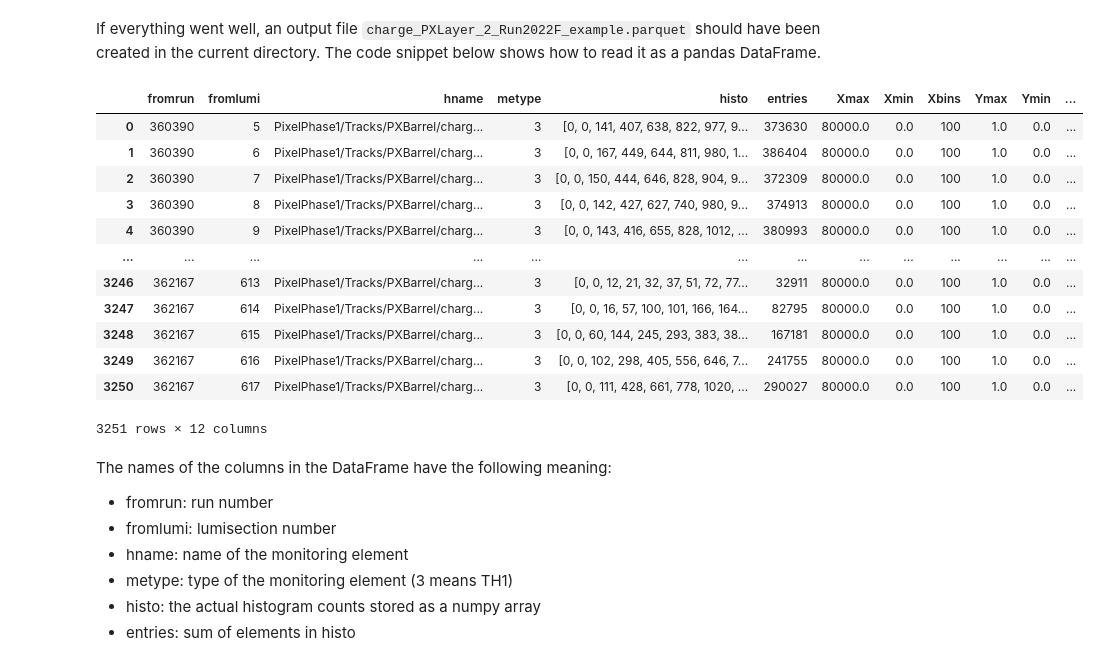
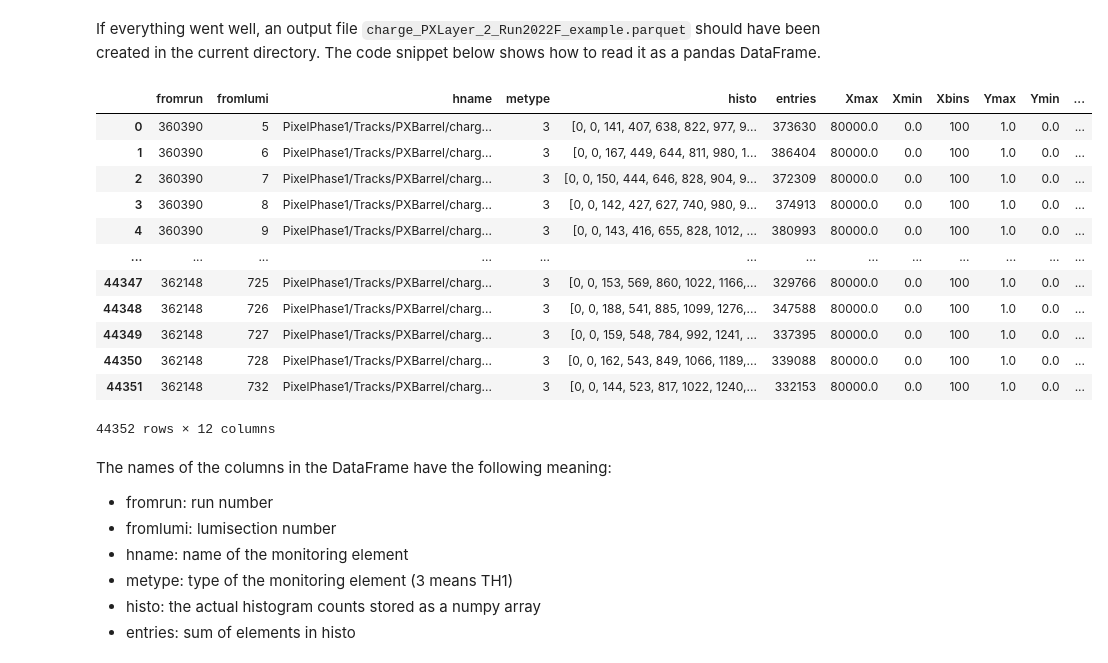
Before and after one commit to CMSTrackerDPG/ML4DQMPODASExercise, a Jupyter notebook: exercise1.ipynb, the cells around one changed output. Saved outputs shown, nothing was run; the diff lists cells and outputs as text; code cells hidden in the pictures.

```diff
--- a/exercise1.ipynb
+++ b/exercise1.ipynb
@@ -17,3 +15,10 @@ $\color{red}{\text{TO DO:}}$ Convert from SWAN to DESY notebook hub
+# %%
+import os
+
+# modify the path below to point to the location where you downloaded the ML4DQMDC-PixelAE repo from github.
+# this is needed for the imports later on in this script to work.
+ml4dqm_repo_dir = os.path.abspath('../ML4DQMDC-PixelAE')
+filedir = '/eos/cms/store/group/dpg_tracker_upgrade/PODAS2023/podas2023'
 # %% [markdown]
 **Introduction: machine learning for DQM and DC**
 
@@ -139,24 +99,25 @@ If everything went well, an output file `charge_PXLayer_2_Run2022F_example.parqu
 # %%
 # imports
 import pandas
 
 # read a parquet file into a DataFrame
-df = pandas.read_parquet(outputfile)
+inputfile = os.path.join(filedir, 'ZeroBias_Run2022F_charge_PXLayer_2.parquet')
+df = pandas.read_parquet(inputfile)
 df # for displaying the result
 # %% [output]
 |  | fromrun | fromlumi | hname | metype | histo | entries | Xmax | Xmin | Xbins | Ymax | Ymin | ... |
 | 0 | 360390 | 5 | PixelPhase1/Tracks/PXBarrel/charg... | 3 | [0, 0, 141, 407, 638, 822, 977, 9... | 373630 | 80000.0 | 0.0 | 100 | 1.0 | 0.0 | ... |
 | 1 | 360390 | 6 | PixelPhase1/Tracks/PXBarrel/charg... | 3 | [0, 0, 167, 449, 644, 811, 980, 1... | 386404 | 80000.0 | 0.0 | 100 | 1.0 | 0.0 | ... |
 | 2 | 360390 | 7 | PixelPhase1/Tracks/PXBarrel/charg... | 3 | [0, 0, 150, 444, 646, 828, 904, 9... | 372309 | 80000.0 | 0.0 | 100 | 1.0 | 0.0 | ... |
 | 3 | 360390 | 8 | PixelPhase1/Tracks/PXBarrel/charg... | 3 | [0, 0, 142, 427, 627, 740, 980, 9... | 374913 | 80000.0 | 0.0 | 100 | 1.0 | 0.0 | ... |
 | 4 | 360390 | 9 | PixelPhase1/Tracks/PXBarrel/charg... | 3 | [0, 0, 143, 416, 655, 828, 1012, ... | 380993 | 80000.0 | 0.0 | 100 | 1.0 | 0.0 | ... |
 | ... | ... | ... | ... | ... | ... | ... | ... | ... | ... | ... | ... | ... |
-| 3246 | 362167 | 613 | PixelPhase1/Tracks/PXBarrel/charg... | 3 | [0, 0, 12, 21, 32, 37, 51, 72, 77... | 32911 | 80000.0 | 0.0 | 100 | 1.0 | 0.0 | ... |
-| 3247 | 362167 | 614 | PixelPhase1/Tracks/PXBarrel/charg... | 3 | [0, 0, 16, 57, 100, 101, 166, 164... | 82795 | 80000.0 | 0.0 | 100 | 1.0 | 0.0 | ... |
-| 3248 | 362167 | 615 | PixelPhase1/Tracks/PXBarrel/charg... | 3 | [0, 0, 60, 144, 245, 293, 383, 38... | 167181 | 80000.0 | 0.0 | 100 | 1.0 | 0.0 | ... |
-| 3249 | 362167 | 616 | PixelPhase1/Tracks/PXBarrel/charg... | 3 | [0, 0, 102, 298, 405, 556, 646, 7... | 241755 | 80000.0 | 0.0 | 100 | 1.0 | 0.0 | ... |
-| 3250 | 362167 | 617 | PixelPhase1/Tracks/PXBarrel/charg... | 3 | [0, 0, 111, 428, 661, 778, 1020, ... | 290027 | 80000.0 | 0.0 | 100 | 1.0 | 0.0 | ... |
+| 44347 | 362148 | 725 | PixelPhase1/Tracks/PXBarrel/charg... | 3 | [0, 0, 153, 569, 860, 1022, 1166,... | 329766 | 80000.0 | 0.0 | 100 | 1.0 | 0.0 | ... |
+| 44348 | 362148 | 726 | PixelPhase1/Tracks/PXBarrel/charg... | 3 | [0, 0, 188, 541, 885, 1099, 1276,... | 347588 | 80000.0 | 0.0 | 100 | 1.0 | 0.0 | ... |
+| 44349 | 362148 | 727 | PixelPhase1/Tracks/PXBarrel/charg... | 3 | [0, 0, 159, 548, 784, 992, 1241, ... | 337395 | 80000.0 | 0.0 | 100 | 1.0 | 0.0 | ... |
+| 44350 | 362148 | 728 | PixelPhase1/Tracks/PXBarrel/charg... | 3 | [0, 0, 162, 543, 849, 1066, 1189,... | 339088 | 80000.0 | 0.0 | 100 | 1.0 | 0.0 | ... |
+| 44351 | 362148 | 732 | PixelPhase1/Tracks/PXBarrel/charg... | 3 | [0, 0, 144, 523, 817, 1022, 1240,... | 332153 | 80000.0 | 0.0 | 100 | 1.0 | 0.0 | ... |
-3251 rows × 12 columns
+44352 rows × 12 columns
 # %% [markdown]
 The names of the columns in the DataFrame have the following meaning:
 - fromrun: run number
```
Also changed, not shown: parts of 13 cells of this notebook.
